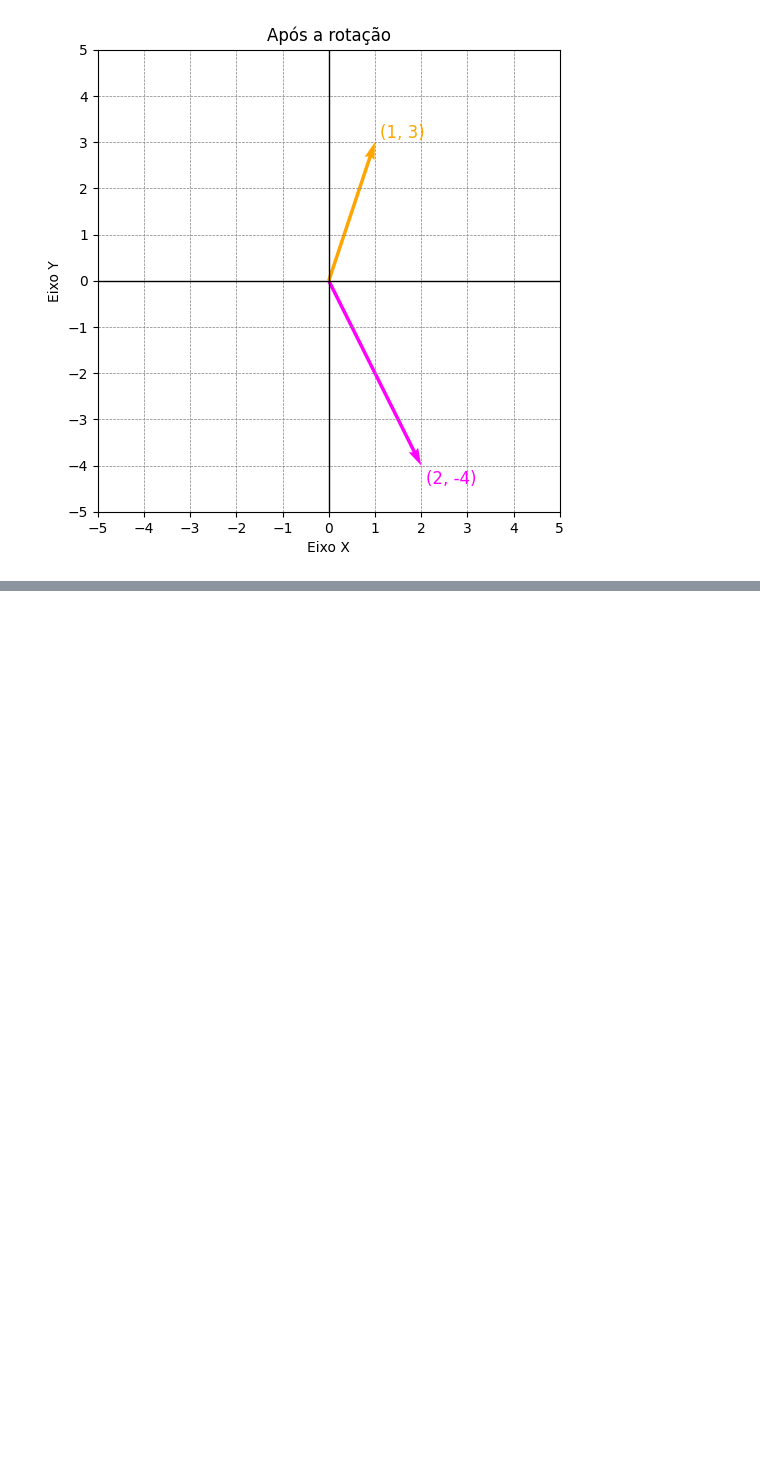
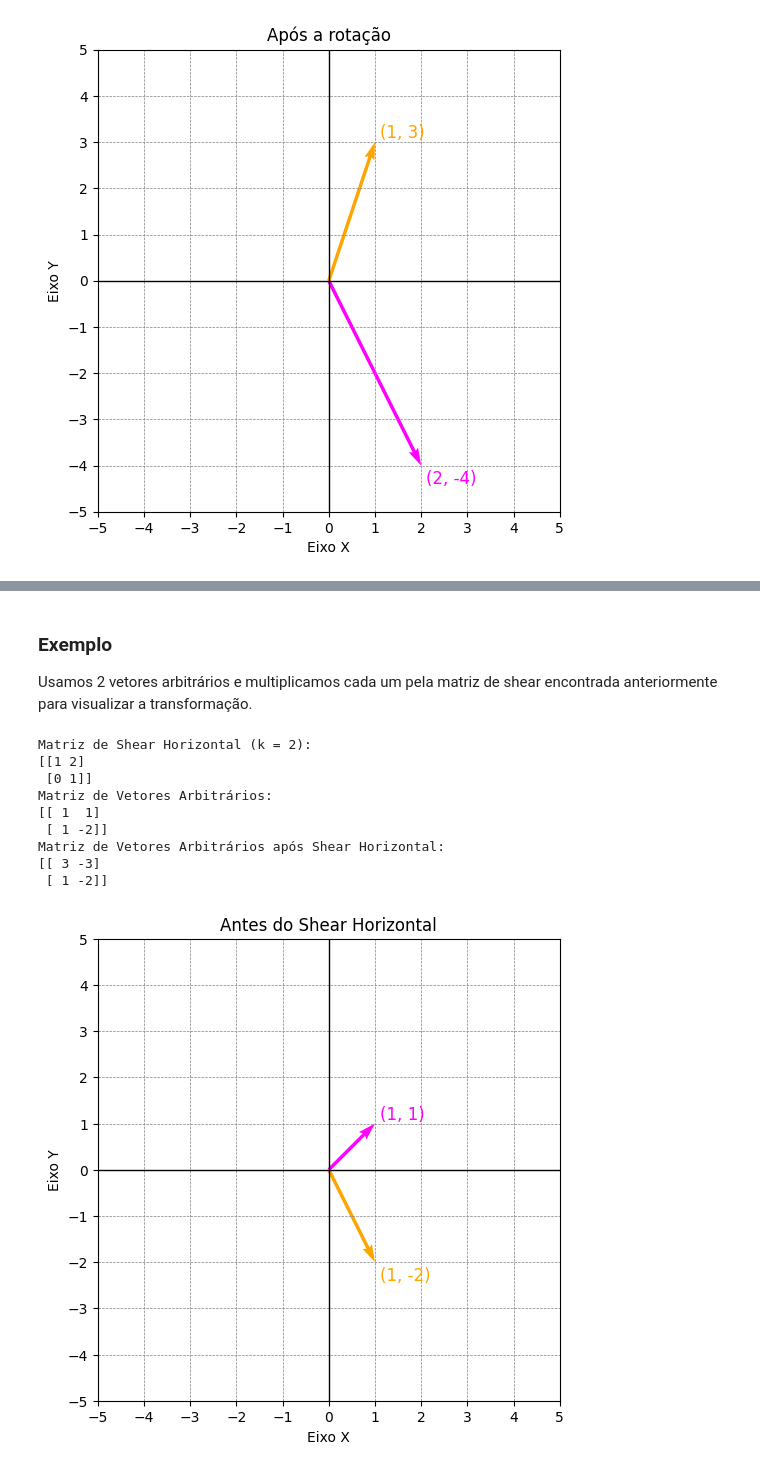
Before and after one commit to kmiepng/Matematica-Computacional, a Jupyter notebook: Atividades/atividade_000.ipynb, the cells around one changed output, grey strips where cells are left out. Drawn from its saved outputs; the diff is of its cells as text; code cells hidden in the pictures; blank space fills up the shorter version.

```diff
--- a/Atividades/atividade_000.ipynb
+++ b/Atividades/atividade_000.ipynb
@@ -116,0 +148,36 @@ Matriz de Vetores Arbitrários após Rotação Horária de 90°:
+# %%
+def get_shear_matrix(k: float) -> np.ndarray:
+    return np.array([[1, k], [0, 1]])
+# %% [markdown]
+### Exemplo
+
+Usamos 2 vetores arbitrários e multiplicamos cada um pela matriz de shear encontrada anteriormente para visualizar a transformação.
+# %%
+k = 2
+shear_matrix = get_shear_matrix(k)
+
+vectors = np.array([[1, 1], [1, -2]])
+sheared_vectors = np.array([shear_matrix @ vector for vector in vectors])
+
+print(f"Matriz de Shear Horizontal (k = {k}):")
+print(shear_matrix)
+
+print("Matriz de Vetores Arbitrários:")
+print(vectors.T)
+
+print("Matriz de Vetores Arbitrários após Shear Horizontal:")
+print(sheared_vectors.T)
+
+plot_vectors('Antes do Shear Horizontal', vectors)
+plot_vectors('Após o Shear Horizontal', sheared_vectors)
+# %% [output]
+Matriz de Shear Horizontal (k = 2):
+[[1 2]
+ [0 1]]
+Matriz de Vetores Arbitrários:
+[[ 1  1]
+ [ 1 -2]]
+Matriz de Vetores Arbitrários após Shear Horizontal:
+[[ 3 -3]
+ [ 1 -2]]
+[figure, added]
```
Also changed, not shown: parts of 4 cells of this notebook.
